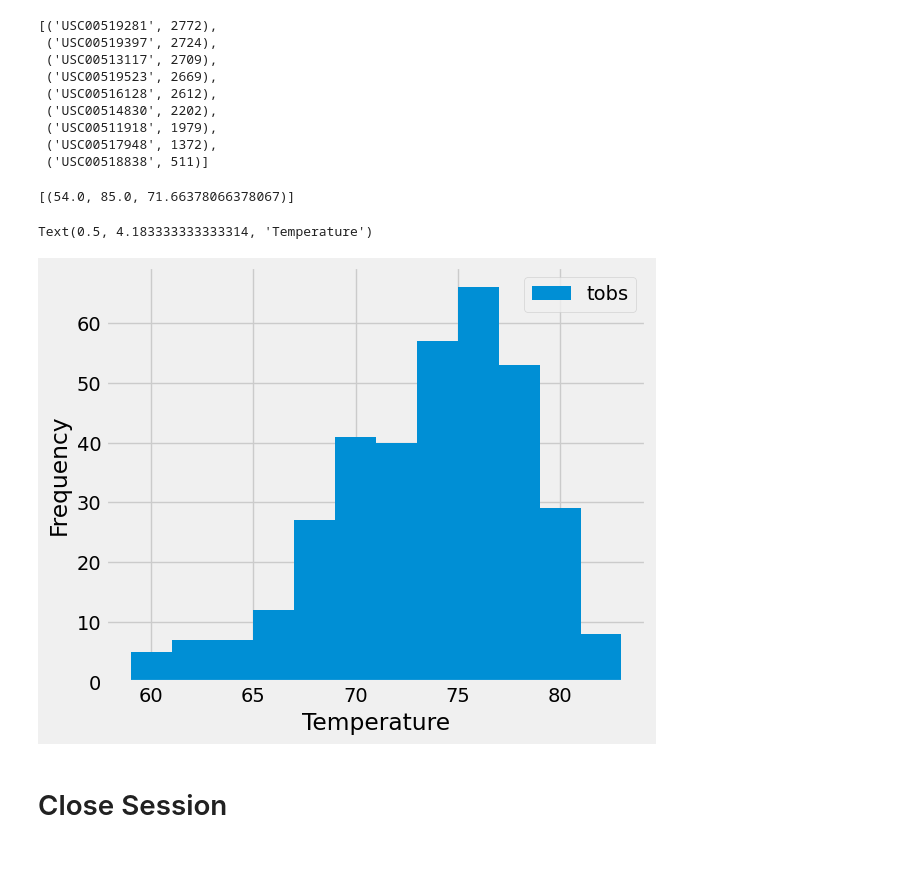
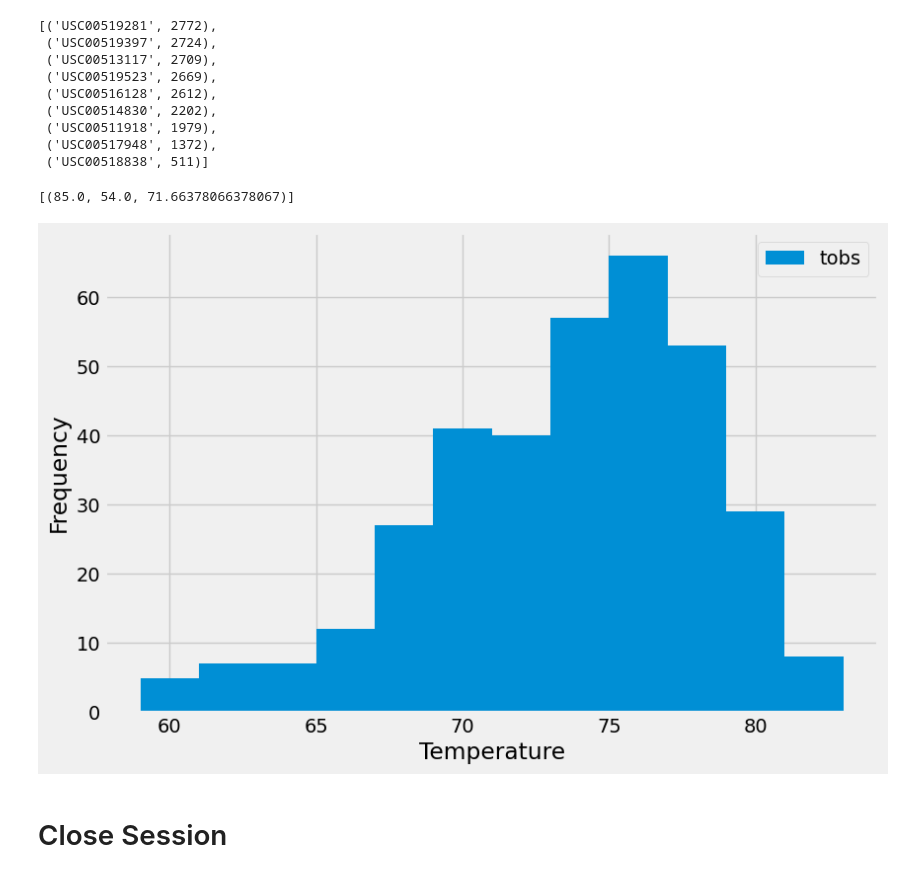
Before and after one commit to fannysigouin/sqlalchemy-challenge, a Jupyter notebook: climate_starter.ipynb, the cells around one changed output. Saved outputs shown, nothing was run; the diff lists cells and outputs as text; code cells hidden in the pictures.

Commit message:
finished station analysis

```diff
--- a/climate_starter.ipynb
+++ b/climate_starter.ipynb
@@ -156,14 +170,30 @@ df.describe()
  ('USC00518838', 511)]
 # %%
 # Using the most active station id from the previous query, calculate the lowest, highest, and average temperature.
+# most active station id: USC00519281
+active_station_temps = session.query(func.max(Measurement.tobs), func.min(Measurement.tobs), func.avg(Measurement.tobs))\
+    .filter(Measurement.station == 'USC00519281').all()
+active_station_temps
 # %% [output]
-[(54.0, 85.0, 71.66378066378067)]
+[(85.0, 54.0, 71.66378066378067)]
 # %%
 # Using the most active station id
 # Query the last 12 months of temperature observation data for this station and plot the results as a histogram
+most_active_station = session.query(Measurement.date, Measurement.tobs).filter(Measurement.station == 'USC00519281')\
+    .filter(Measurement.date >= '2016-08-23').group_by(Measurement.date).all()
+
+#Create dataframe from query
+most_active_df = pd.DataFrame(most_active_station)
+#most_active_df
+
+#Plot histogram
+plt.hist(most_active_df.tobs, bins = 12, label = 'tobs')
+plt.ylabel('Frequency')
+plt.xlabel('Temperature')
+plt.legend(loc = 'best')
+plt.show()
 # %% [output]
-Text(0.5, 4.183333333333314, 'Temperature')
-[figure, old version]
+[figure, new version]
 # %% [markdown]
 # Close Session
 # %%
```
Also changed, not shown: parts of 3 cells of this notebook.
